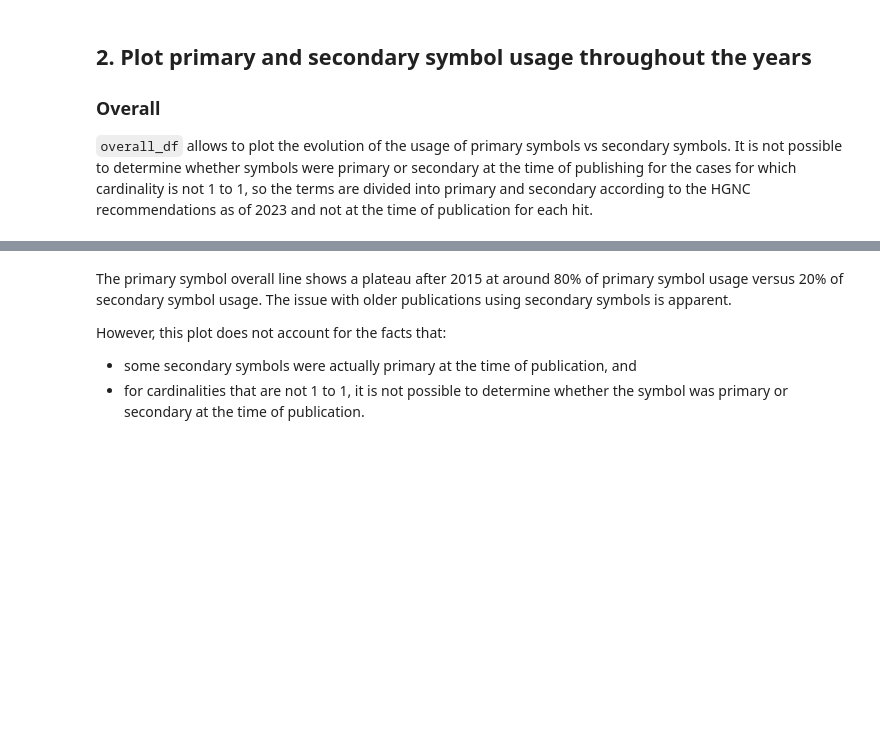
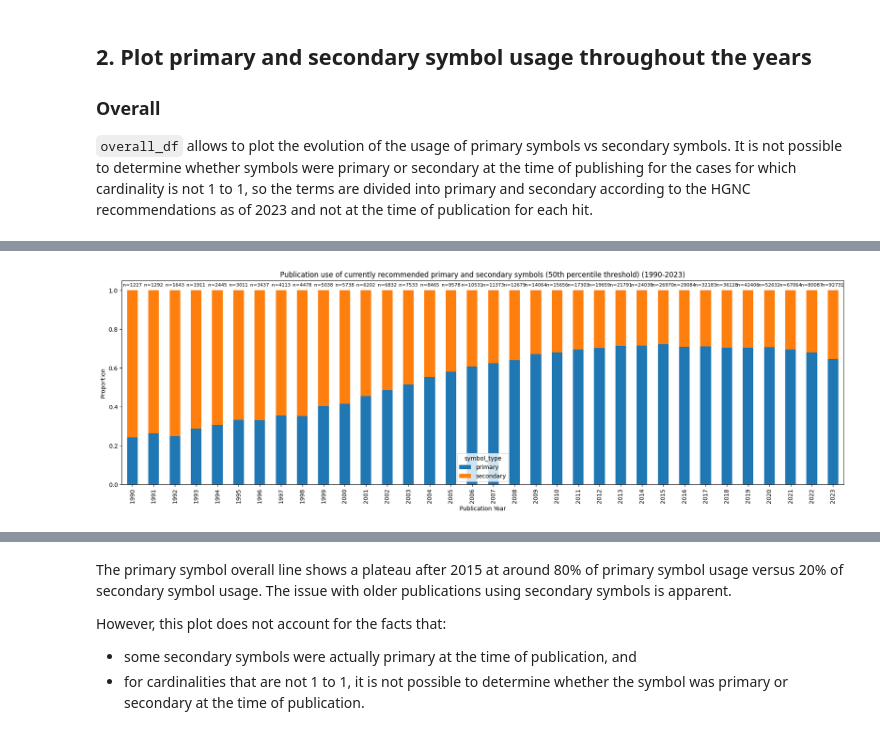
Before and after one commit to sec2pri/usecases, a Jupyter notebook: bibliometric_symbol_usage/HGNC_symbols_literature.ipynb, the cells around one changed output, grey strips where cells are left out. Saved outputs shown, nothing was run; the diff lists cells and outputs as text; code cells hidden in the pictures; blank space fills up the shorter version.

```diff
--- a/bibliometric_symbol_usage/HGNC_symbols_literature.ipynb
+++ b/bibliometric_symbol_usage/HGNC_symbols_literature.ipynb
@@ -255,0 +266,4 @@ plot_evolution_with_totals(overall_df, "symbol_type", 1990, 2023)
+# %%
+plot_evolution_with_totals(p50, "symbol_type", 1990, 2023, title="Publication use of currently recommended primary and secondary symbols (50th percentile threshold)")
+# %% [output]
+[figure, added]
```
Also changed, not shown: parts of 25 cells of this notebook, 1 other file.
